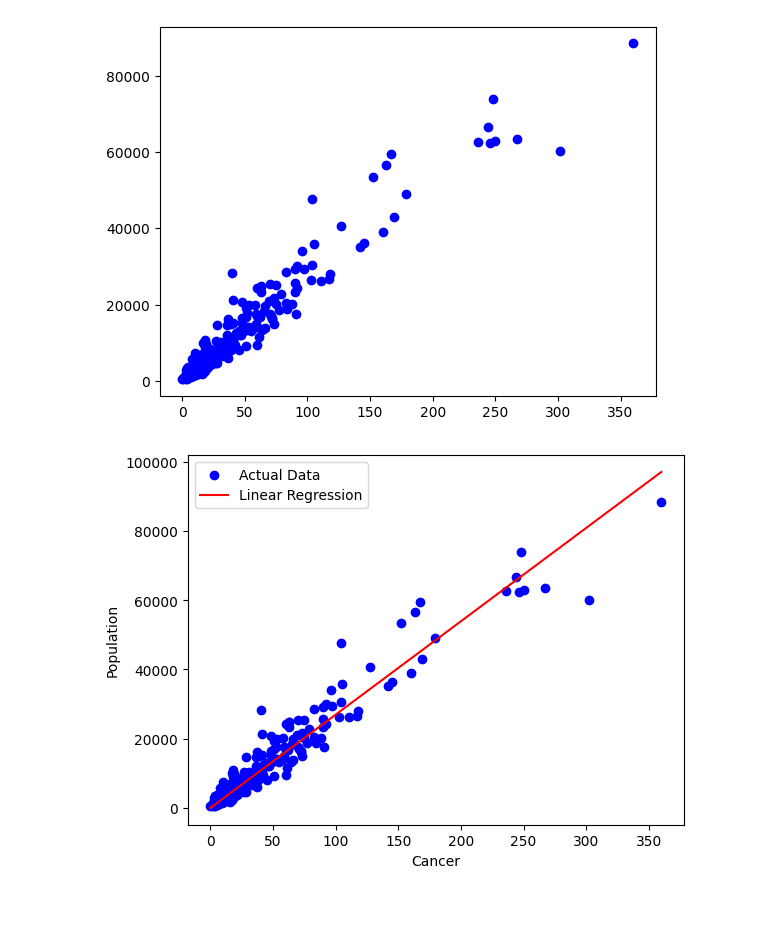
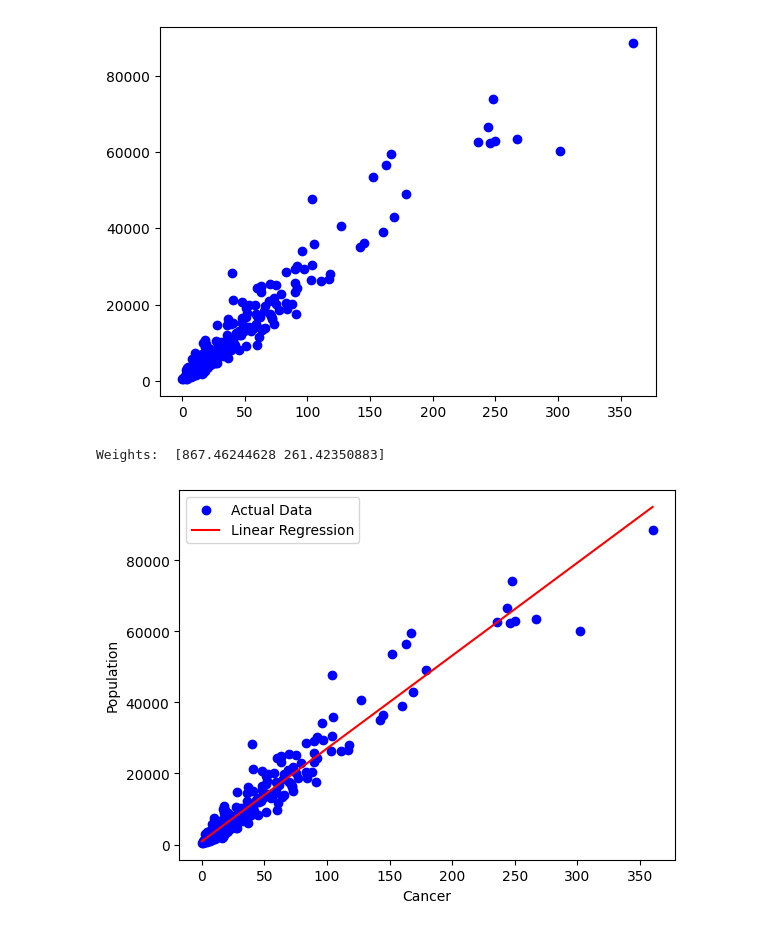
Before and after one commit to anirudhgs1106/Python, a Jupyter notebook: linear_regression_univariate.ipynb, the cells around one changed output. Drawn from its saved outputs; the diff is of its cells as text; code cells hidden in the pictures.

```diff
--- a/linear_regression_univariate.ipynb
+++ b/linear_regression_univariate.ipynb
@@ -168,43 +203,47 @@ plt.scatter(x,y,color="Blue")
 plt.show()
 # %% [output]
 [figure]
+# %%
+def predict(x,weights):
+  y_cap=np.dot(x,weights)
+  return y_cap
 # %%
-def cost(weights,x,y):
-  m=x.shape[0]
-  pred=np.dot(x,weights)
-  total_cost=(1/(2*m))*((pred-y)**2).sum()
-  return total_cost
+def cost(x,y,weights,m):
+  y_cap=predict(x,weights)
+  cst=(1/(2*m))*((y_cap-y)**2).sum()
+  return cst
 # %%
-def gradient(x,y,weights,alpha,threshold):
-  m = x.shape[0]
-  prev_cost=float('inf')
-  current_cost=cost(weights,x,y)
-  iteration=0
-  while abs(prev_cost-current_cost)>threshold:
-    pred=np.dot(x, weights)
-    errors=pred-y
-    gradient=(1/m)*np.dot(x.T,errors)
+def gradient(x,y,weights,alpha,prev_cost,m):
+  curr_cost=cost(x,y,weights,m)
+  while(prev_cost-curr_cost)>threshold:
+    y_cap=predict(x,weights)
+    gradient=(1/m)*np.dot(x.T,y_cap-y)
     weights=weights-alpha*gradient
-    prev_cost=current_cost
-    current_cost = cost(weights, x, y)
-    iteration += 1
+    prev_cost=curr_cost
+    curr_cost=cost(x,y,weights,m)
   return weights
 # %%
 alpha=0.0001
 threshold=0.0001
+m=x.shape[0]
 n=x.shape[1]
+prev_cost=float('inf')
 weights=np.zeros(n)
-weights=gradient(x,y,weights,alpha,threshold)
+weights=gradient(x,y,weights,alpha,prev_cost,m)
+y_pred=predict(x,weights)
+print("Weights: ",weights)
+# %% [output]
+Weights:  [867.46244628 261.42350883]
 # %%
 def predict(x, weights):
     return np.dot(x, weights)
 y_pred=predict(x,weights)
 # %%
-plt.scatter(x,y,label="Actual Data",color="Blue")
-plt.plot(x,y_pred,label="Linear Regression",color="Red")
+plt.scatter(x[:,1],y,color='Blue',label="Actual Data")
+plt.plot(x[:,1],y_pred,color="Red",label="Linear Regression")
 plt.xlabel("Cancer")
 plt.ylabel("Population")
 plt.legend()
 plt.show()
 # %% [output]
-[figure, old version]
+[figure, new version]
```
Also changed, not shown: parts of 4 cells of this notebook.
